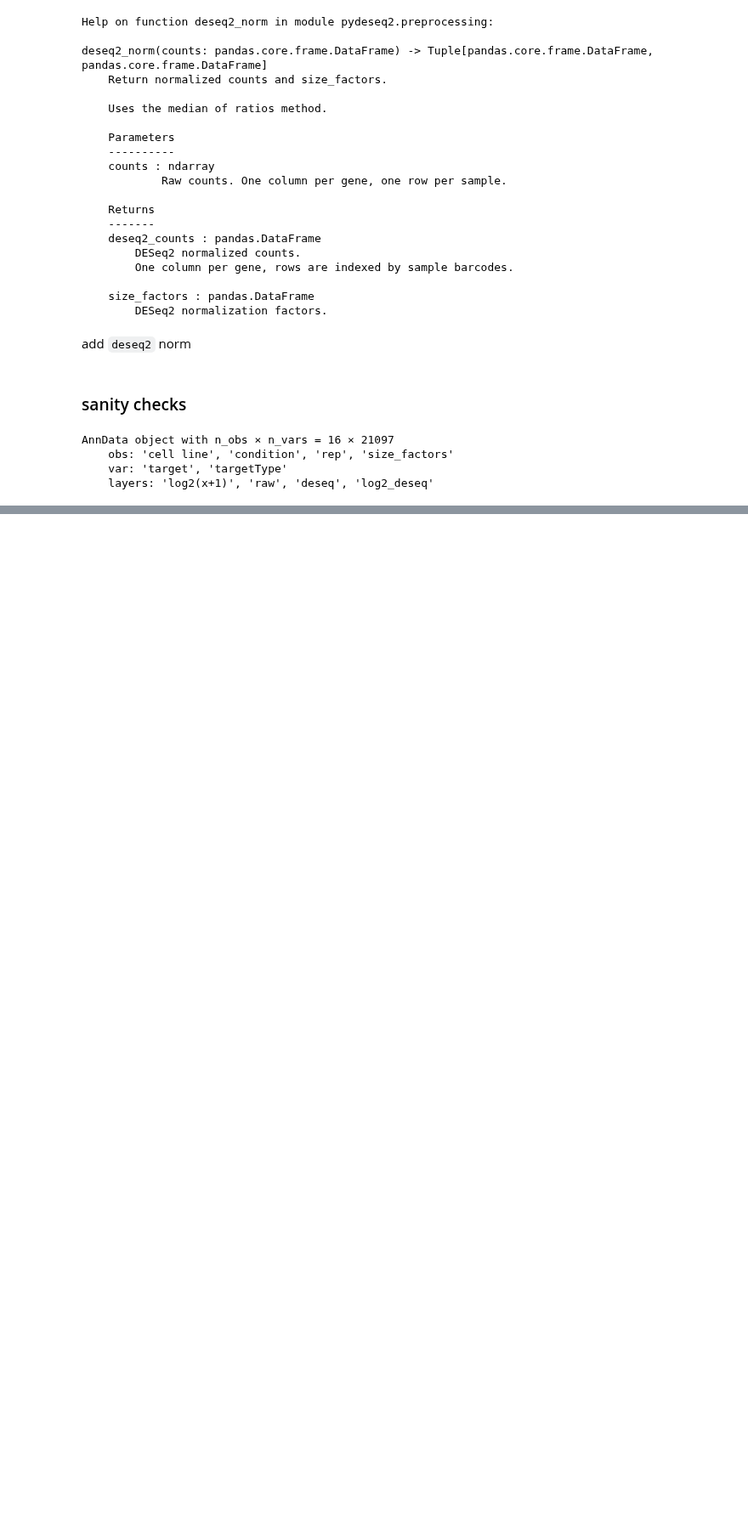
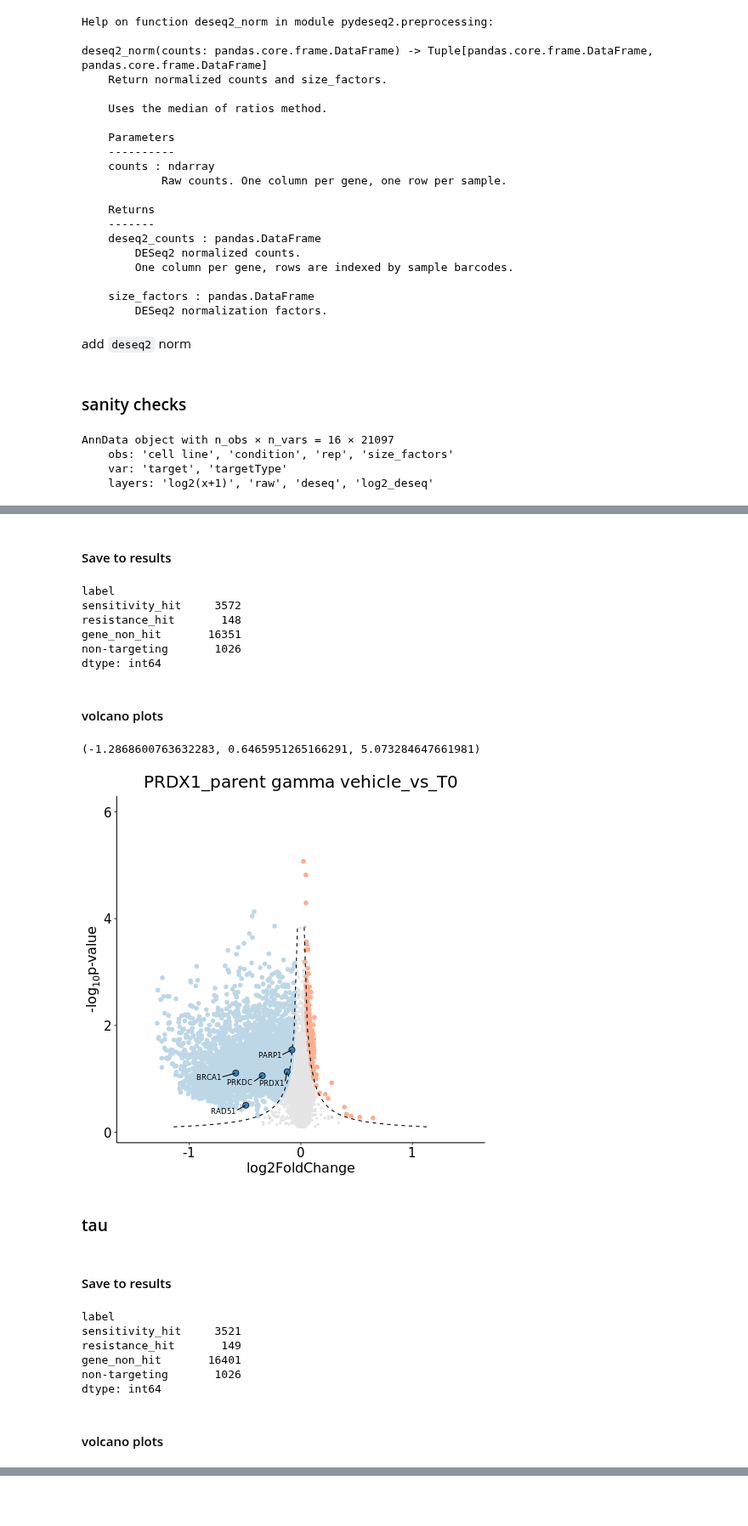
Before and after one commit to abearab/DDRi-screens, a Jupyter notebook: CRISPRi-PRDX1-screens/2_phenotype_scores_using_empirical_test.ipynb, the cells around one changed output, grey strips where cells are left out. Shown at 85% size. Saved outputs shown, nothing was run; the diff lists cells and outputs as text; code cells hidden in the pictures; blank space fills up the shorter version.

```diff
--- a/CRISPRi-PRDX1-screens/2_phenotype_scores_using_empirical_test.ipynb
+++ b/CRISPRi-PRDX1-screens/2_phenotype_scores_using_empirical_test.ipynb
@@ -115,0 +199,2 @@ def runPhenoScore(adata,cond1,cond2,n_reps=2):
+# %%
+results = {}
@@ -518,0 +219,6 @@ data = pd.concat([
+# %%
+score = 'gamma'
+cond1 = "T0"
+cond2 = "vehicle"
+
+screen_name = f'PRDX1_parent {score} {cond2}_vs_{cond1}'
@@ -518,0 +230,48 @@ data = pd.concat([
+# %% [markdown]
+#### Save to results
+# %%
+results[screen_name] = ann_score_df(
+    adata_parent.var[['target',f'condition_{cond2}_vs_{cond1}_delta',f'condition_{cond2}_vs_{cond1}_pvalue']], threshold=THRESHOLD
+).loc[target_df.index,:].set_index('gene')
+
+results[screen_name].groupby('label').size()
+# %% [output]
+label
+sensitivity_hit     3572
+resistance_hit       148
+gene_non_hit       16351
+non-targeting       1026
+dtype: int64
+# %% [markdown]
+#### volcano plots
+# %%
+df = results[screen_name].reset_index().copy()
+# %%
+df.score.min(),df.score.max(), -np.log10(df.pvalue.min())
+# %% [output]
+(-1.2868600763632283, 0.6465951265166291, 5.073284647661981)
+# %%
+%%R -i df,screen_name,THRESHOLD
+
+plot_volcano(df, xlim_l=-1.5,xlim_r=1.5, ylim=6,threshold=THRESHOLD) %>%
+    label_sensitivity_hit(df %>% filter(gene %in% c(
+        "PRKDC",
+        "PRDX1",
+        "RAD51",
+        "PARP1",
+        "BRCA1"
+    ))) +
+    ggtitle(screen_name) +
+    theme(axis.text.x = element_text(size = 15, color = 'black'),
+          axis.text.y = element_text(size = 15, color = 'black'),
+          axis.title.x = element_text(size = 16),
+          axis.title.y = element_text(size = 16),
+          legend.title = element_blank(),
+          plot.title = element_text(size = 20,hjust = 0.5),
+          legend.text = element_text(size = rel(1.5), color = 'black'),
+          legend.position = 'right'
+         )
+# %% [output]
+[figure, added]
+# %% [markdown]
+### tau
@@ -518,0 +289,17 @@ data = pd.concat([
+# %% [markdown]
+#### Save to results
+# %%
+results[screen_name] = ann_score_df(
+    adata_parent.var[['target',f'condition_{cond2}_vs_{cond1}_delta',f'condition_{cond2}_vs_{cond1}_pvalue']], threshold=THRESHOLD
+).loc[target_df.index,:].set_index('gene')
+
+results[screen_name].groupby('label').size()
+# %% [output]
+label
+sensitivity_hit     3521
+resistance_hit       149
+gene_non_hit       16401
+non-targeting       1026
+dtype: int64
+# %% [markdown]
+#### volcano plots
```
Also changed, not shown: parts of 139 cells of this notebook, 1 other file.
